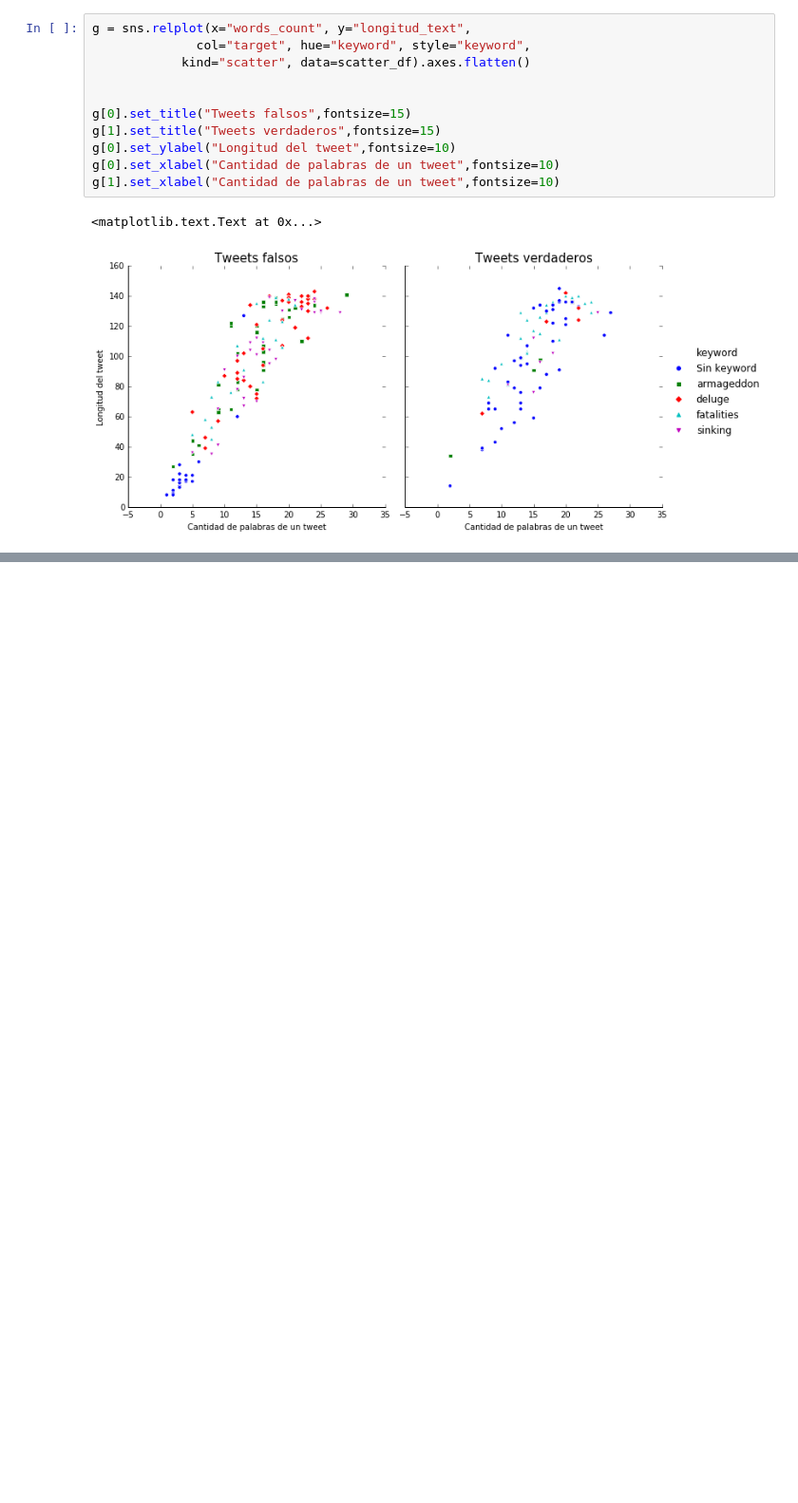
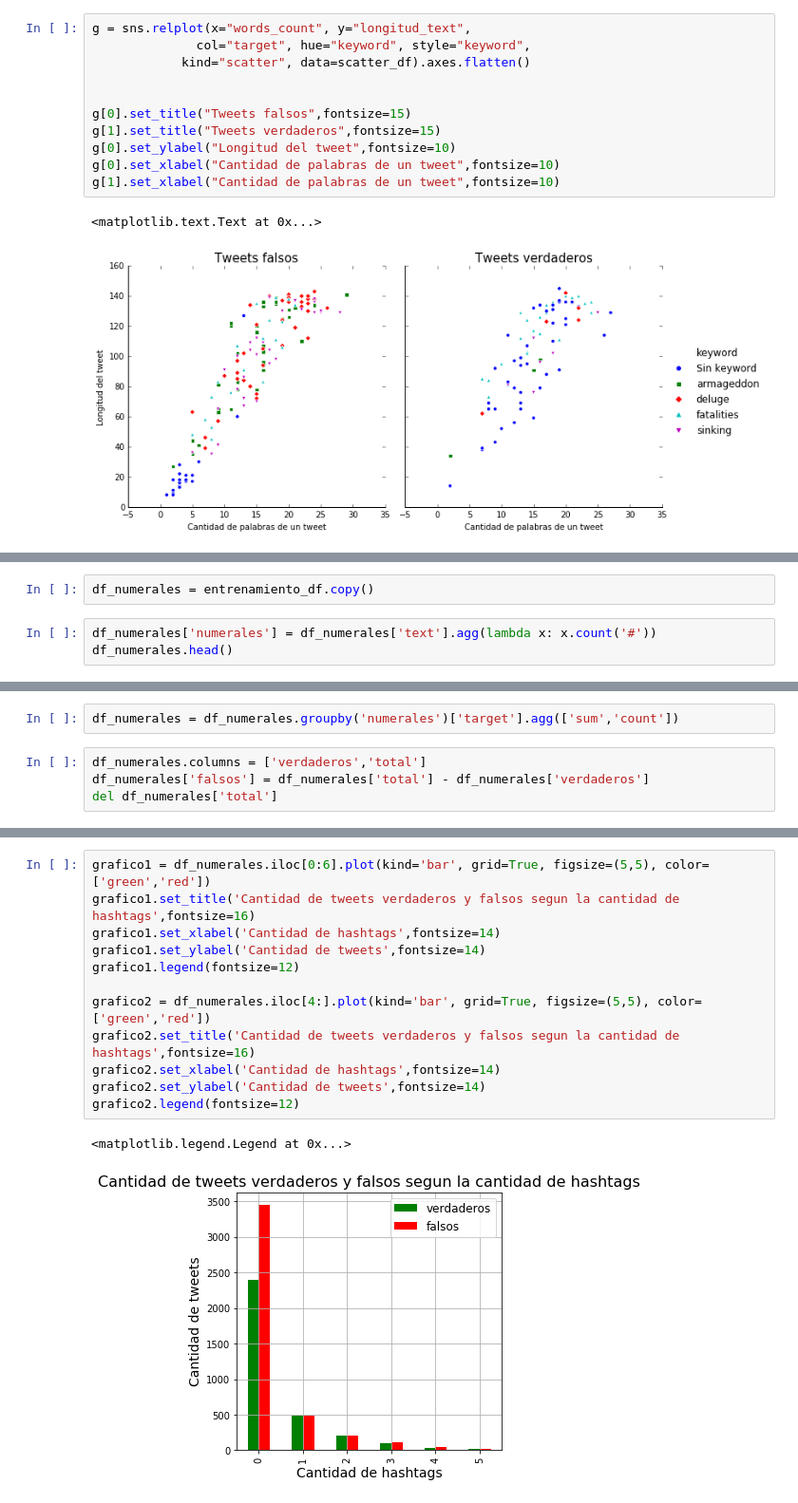
Before and after one commit to gastonfiuba/TP1Orga, a Jupyter notebook: TP1_Orga_De_Datos/AnalisisTP.ipynb, the cells around one changed output, grey strips where cells are left out. Shown: that part at 95% size. Drawn from its saved outputs; the diff is of its cells as text; blank space fills up the shorter version.

Commit message:
Agrego graficos de analisis de palabras

```diff
--- a/TP1_Orga_De_Datos/AnalisisTP.ipynb
+++ b/TP1_Orga_De_Datos/AnalisisTP.ipynb
@@ -714,0 +717,5 @@ g[1].set_xlabel("Cantidad de palabras de un tweet",fontsize=10)
+# %%
+df_numerales = entrenamiento_df.copy()
+# %%
+df_numerales['numerales'] = df_numerales['text'].agg(lambda x: x.count('#'))
+df_numerales.head()
@@ -714,0 +729,6 @@ g[1].set_xlabel("Cantidad de palabras de un tweet",fontsize=10)
+# %%
+df_numerales = df_numerales.groupby('numerales')['target'].agg(['sum','count'])
+# %%
+df_numerales.columns = ['verdaderos','total']
+df_numerales['falsos'] = df_numerales['total'] - df_numerales['verdaderos']
+del df_numerales['total']
@@ -714,0 +753,15 @@ g[1].set_xlabel("Cantidad de palabras de un tweet",fontsize=10)
+# %%
+grafico1 = df_numerales.iloc[0:6].plot(kind='bar', grid=True, figsize=(5,5), color=['green','red'])
+grafico1.set_title('Cantidad de tweets verdaderos y falsos segun la cantidad de hashtags',fontsize=16)
+grafico1.set_xlabel('Cantidad de hashtags',fontsize=14)
+grafico1.set_ylabel('Cantidad de tweets',fontsize=14)
+grafico1.legend(fontsize=12)
+
+grafico2 = df_numerales.iloc[4:].plot(kind='bar', grid=True, figsize=(5,5), color=['green','red'])
+grafico2.set_title('Cantidad de tweets verdaderos y falsos segun la cantidad de hashtags',fontsize=16)
+grafico2.set_xlabel('Cantidad de hashtags',fontsize=14)
+grafico2.set_ylabel('Cantidad de tweets',fontsize=14)
+grafico2.legend(fontsize=12)
+# %% [output]
+<matplotlib.legend.Legend at 0x...>
+[figure, added]
```
Also changed, not shown: parts of 18 cells of this notebook.
